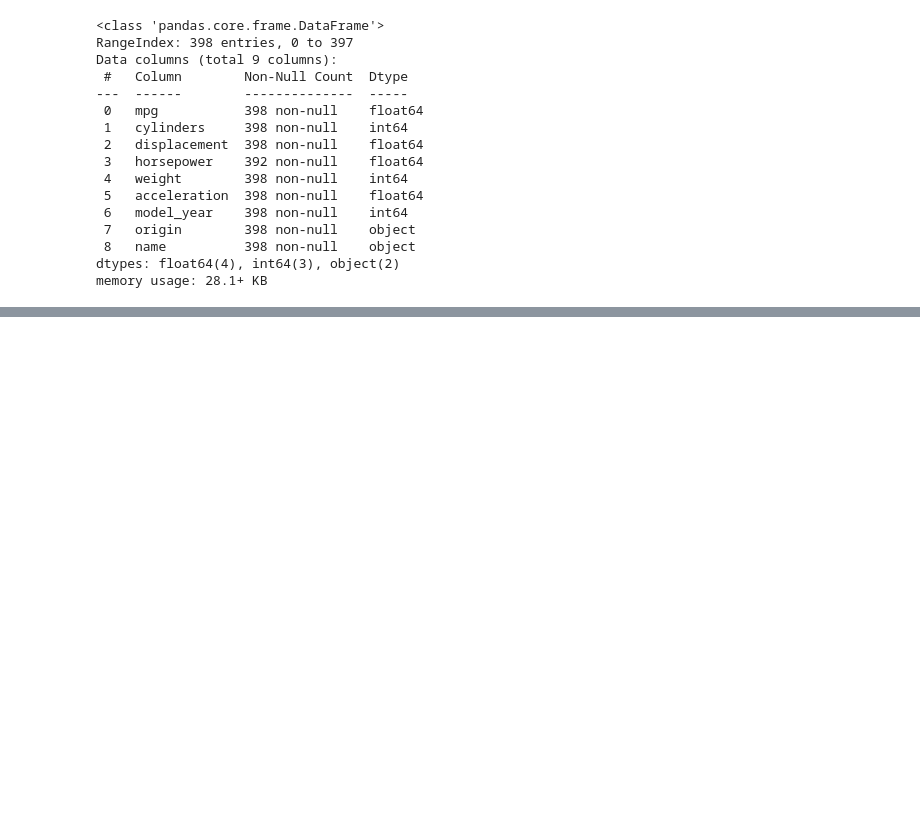
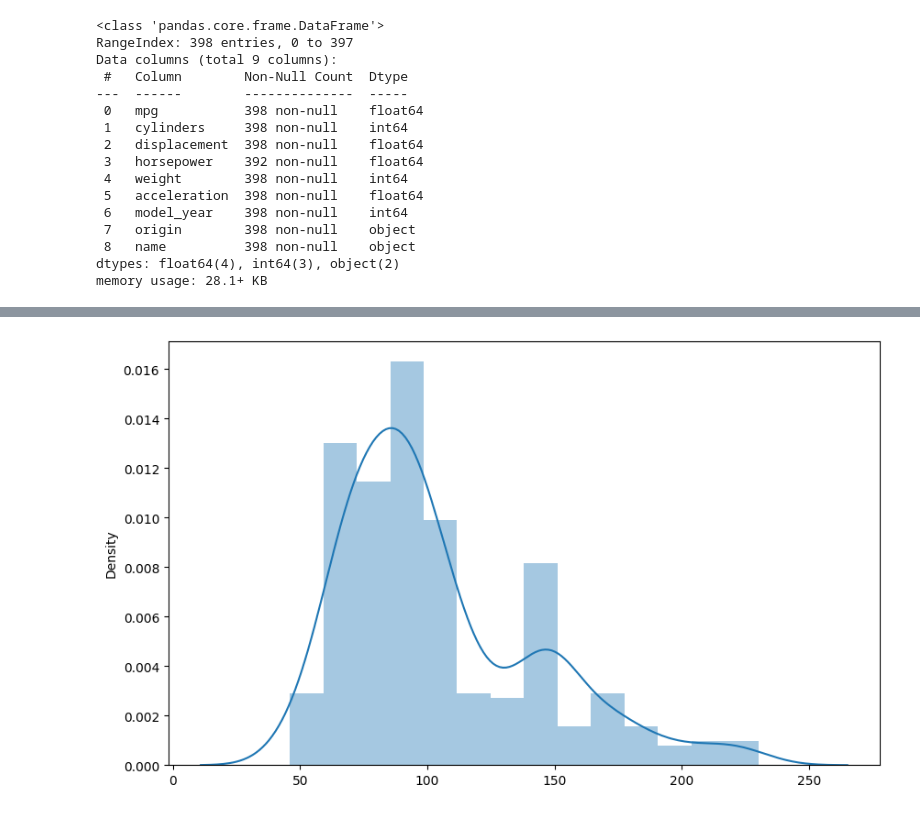
Before and after one commit to SriRamK345/ML_sample_DS_Sup_lerning, a Jupyter notebook: LR_sampleds1.ipynb, the cells around one changed output, grey strips where cells are left out. Cells and saved outputs as stored; diff of their text form; code cells hidden in the pictures; blank space fills up the shorter version.

```diff
--- a/LR_sampleds1.ipynb
+++ b/LR_sampleds1.ipynb
@@ -42,0 +148,6 @@ ValueError: could not convert string to float: 'usa'
+# %%
+plt.figure(figsize = (10, 6))
+sns.distplot(x=df['horsepower'])
+plt.show()
+# %% [output]
+[figure, added]
```
Also changed, not shown: parts of 50 cells of this notebook.
